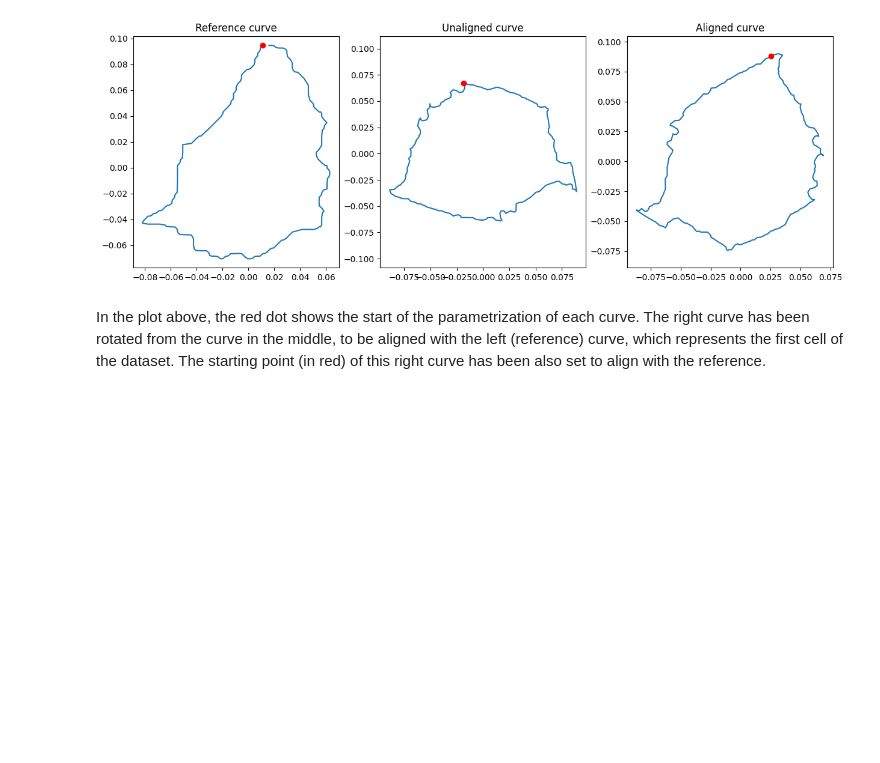
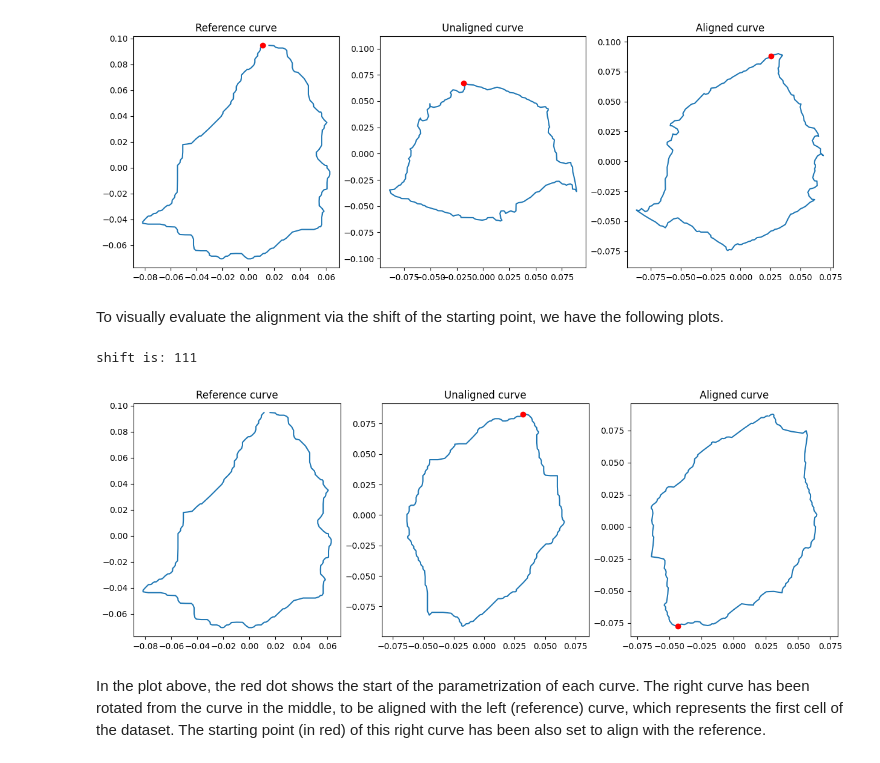
Before and after one commit to wxli0/dyn, a Jupyter notebook: dyn/notebooks/osteosarcoma_analysis.ipynb, the cells around one changed output. Drawn from its saved outputs; the diff is of its cells as text; code cells hidden in the pictures; blank space fills up the shorter version.

```diff
--- a/dyn/notebooks/osteosarcoma_analysis.ipynb
+++ b/dyn/notebooks/osteosarcoma_analysis.ipynb
@@ -314,8 +314,10 @@ PRESHAPE_SPACE.equip_with_group_action("rotations")
 PRESHAPE_SPACE.equip_with_quotient_structure()
 
 
-def exhaustive_align(curve, base_curve):
+def exhaustive_align(curve, base_curve, ret_shift=False):
     """Align curve to base_curve to minimize the L² distance.
+
+    :param bool ret_shift: return the shift of the aligned curve or not, default False
 
     Returns
     -------
@@ -325,18 +327,26 @@ def exhaustive_align(curve, base_curve):
     distances = gs.zeros(nb_sampling)
     base_curve = gs.array(base_curve)
     for shift in range(nb_sampling):
-        reparametrized = [curve[(i + shift) % nb_sampling] for i in range(nb_sampling)]
-        aligned = PRESHAPE_SPACE.fiber_bundle.align(point=gs.array(reparametrized), base_point=base_curve)
+        # Reparametrize by different start points
+        reparametrized = [curve[(i + shift) % nb_sampling] for i in range(nb_sampling)] # Reparameterization
+        # Compute the aligned curve by this reparametrization
+        aligned = PRESHAPE_SPACE.fiber_bundle.align(point=gs.array(reparametrized), base_point=base_curve) # Rotation
+        # Compute the distance between the aligned curve and base curve
         distances[shift] = PRESHAPE_SPACE.embedding_space.metric.norm(
             gs.array(aligned) - gs.array(base_curve)
         )
+    # Get the shift associated with the minimum distance between the aligned curves and base curve
     shift_min = gs.argmin(distances)
+    # Get the reparameterization associated with the minimum distance
     reparametrized_min = [
         curve[(i + shift_min) % nb_sampling] for i in range(nb_sampling)
     ]
+    # Get the aligned curve
     aligned_curve = PRESHAPE_SPACE.fiber_bundle.align(
         point=gs.array(reparametrized_min), base_point=base_curve
     )
+    if ret_shift:
+        return aligned_curve, shift_min
     return aligned_curve
 # %% [markdown]
 We perform the pre-shape projection and the exhaustive alignment of the cells against the base curve, which is chosen to be the first cell curve of the dataset, called `BASE_CURVE`.
@@ -389,5 +399,39 @@ plt.savefig(os.path.join(figs_dir, "alignment.pdf"))
 # %% [output]
 [figure]
+# %% [markdown]
+To visually evaluate the alignment via the shift of the starting point, we have the following plots.
+# %%
+unaligned_curve = ds_proj["control"]["dunn"][1]
+
+
+fig = plt.figure(figsize=(15, 5))
+
+fig.add_subplot(131)
+plt.plot(BASE_CURVE[:, 0], BASE_CURVE[:, 1])
+# plt.plot(BASE_CURVE[0, 0], BASE_CURVE[0, 1], "ro")
+plt.axis("equal")
+plt.title("Reference curve")
+
+fig.add_subplot(132)
+plt.plot(unaligned_curve[:, 0], unaligned_curve[:, 1])
+plt.plot(unaligned_curve[0, 0], unaligned_curve[0, 1], "ro")
+plt.axis("equal")
+plt.title("Unaligned curve")
+
+aligned_curve, shift = exhaustive_align(unaligned_curve, BASE_CURVE, ret_shift=True)
+print("shift is:", shift)
+
+fig.add_subplot(133)
+plt.plot(aligned_curve[:, 0], aligned_curve[:, 1])
+plt.plot(aligned_curve[-shift, 0], aligned_curve[-shift, 1], "ro")
+plt.axis("equal")
+plt.title("Aligned curve")
+
+plt.savefig(os.path.join(figs_dir, "alignment.svg"))
+plt.savefig(os.path.join(figs_dir, "alignment.pdf"))
+# %% [output]
+shift is: 111
+[figure, added]
 # %% [markdown]
 In the plot above, the red dot shows the start of the parametrization of each curve. The right curve has been rotated from the curve in the middle, to be aligned with the left (reference) curve, which represents the first cell of the dataset. The starting point (in red) of this right curve has been also set to align with the reference.
 # %% [markdown]
```
Also changed, not shown: parts of 5 cells of this notebook, 1 other file.
